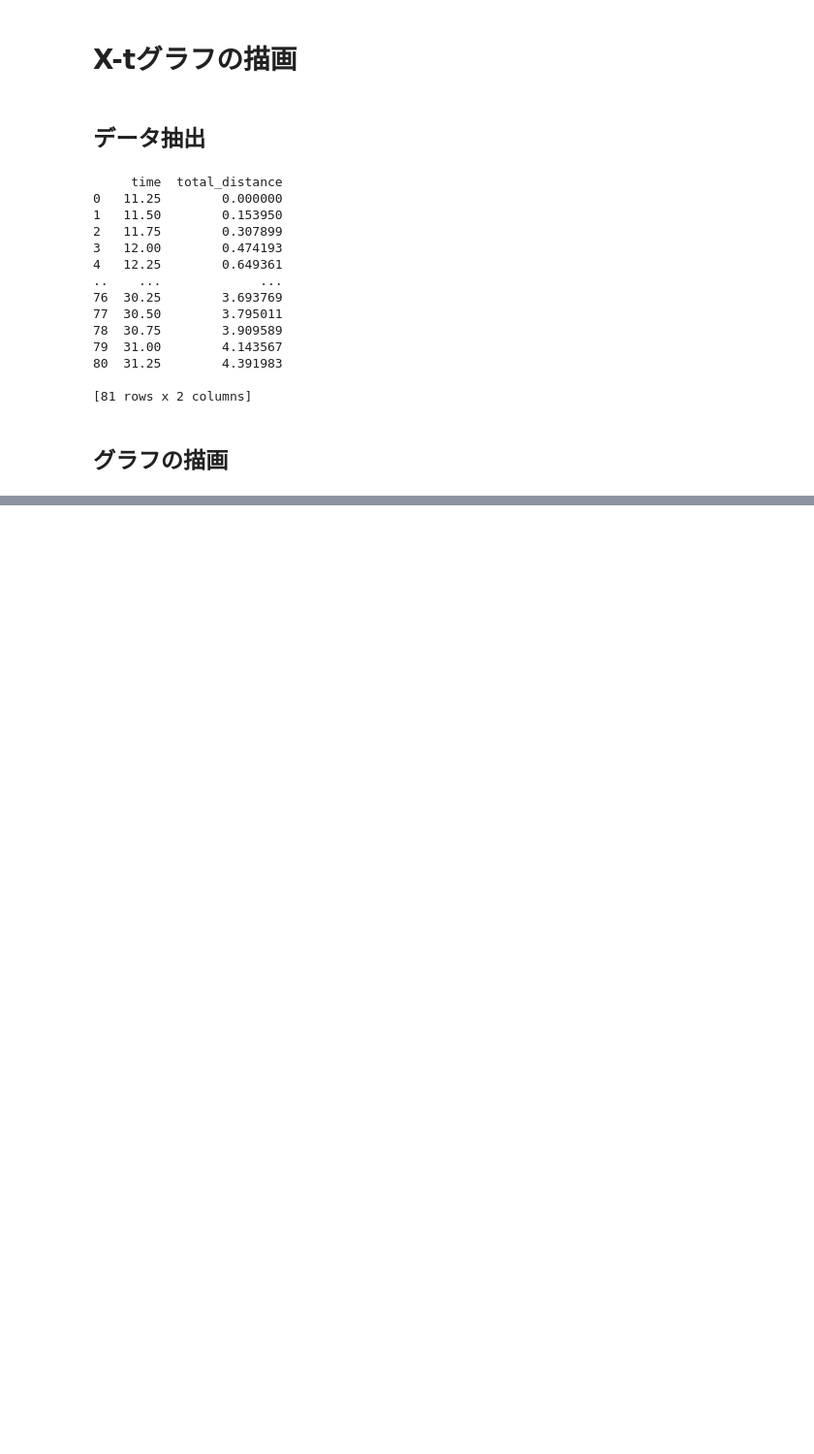
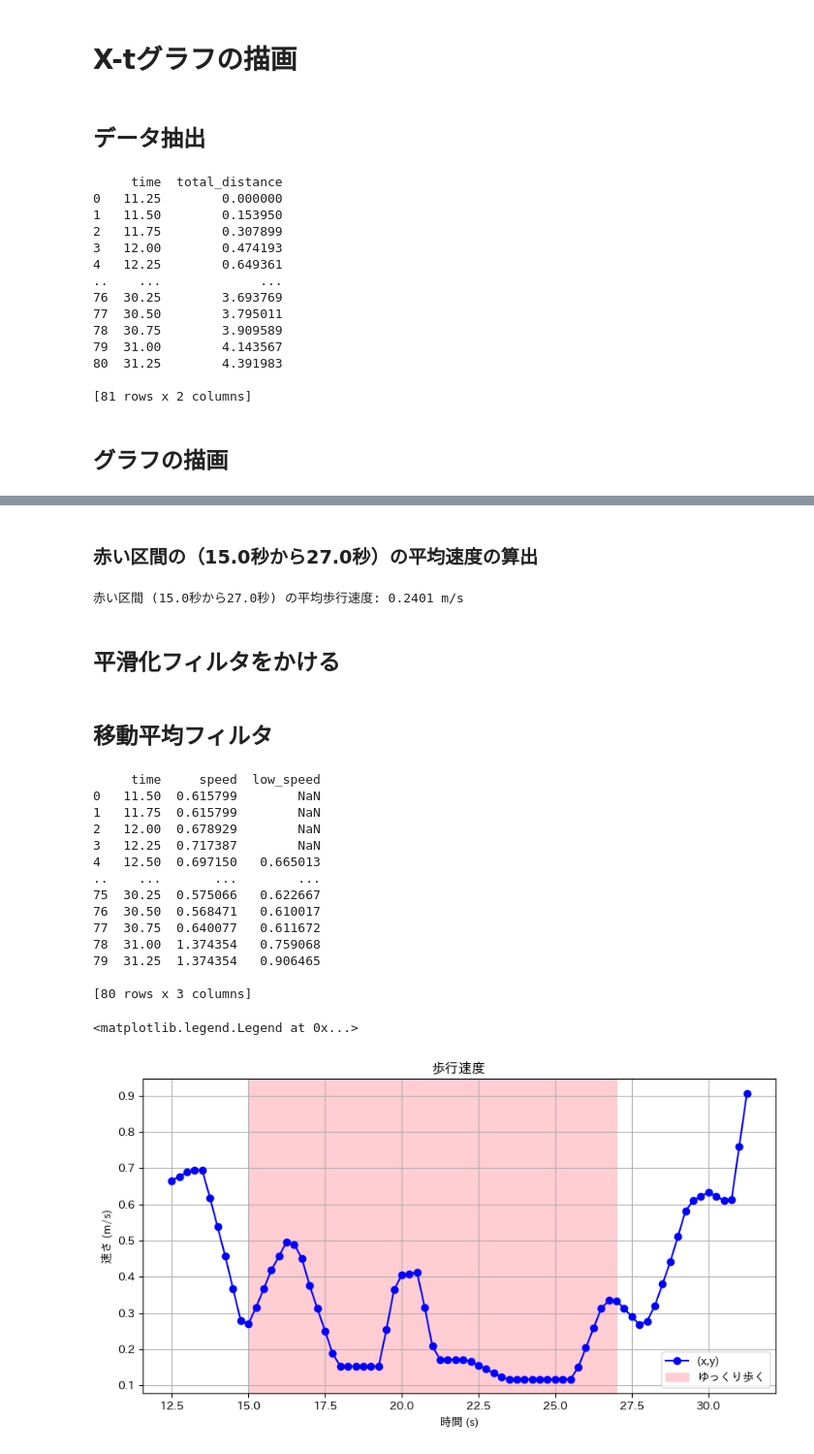
Before and after one commit to kajiLabTeam/pedestrian-behavior-comparison-system, a Jupyter notebook: src/speed/slowly/speedSlowly.ipynb, the cells around one changed output, grey strips where cells are left out. Shown at 97% size. Cells and saved outputs as stored; diff of their text form; code cells hidden in the pictures; blank space fills up the shorter version.

```diff
--- a/src/speed/slowly/speedSlowly.ipynb
+++ b/src/speed/slowly/speedSlowly.ipynb
@@ -119,0 +105,55 @@ plt.legend()
+# %% [markdown]
+### 赤い区間の（15.0秒から27.0秒）の平均速度の算出
+# %%
+start_time = 15.0
+end_time = 27.0
+
+# 範囲内のデータをフィルタリング
+speed_filtered_range = df_speed[(df_speed['time'] >= start_time) & (df_speed['time'] <= end_time)]
+
+# 平均速度を計算
+if not speed_filtered_range.empty:
+    average_speed_highlight = speed_filtered_range['speed'].mean()
+    print(f"\n赤い区間 ({start_time}秒から{end_time}秒) の平均歩行速度: {average_speed_highlight:.4f} m/s")
+else:
+    print(f"\n赤い区間 ({start_time}秒から{end_time}秒) に対応する速度データがありません。")
+# %% [output]
+赤い区間 (15.0秒から27.0秒) の平均歩行速度: 0.2401 m/s
+# %% [markdown]
+##  平滑化フィルタをかける
+# %% [markdown]
+## 移動平均フィルタ
+# %%
+#　ウィンドウの宣言
+window_speed=5
+
+df_speed['low_speed']= df_speed['speed'].rolling(window=window_speed).mean()
+
+print(df_speed)
+
+# グラフ描画
+plt.figure(figsize=(10, 5))
+plt.plot(df_speed['time'], df_speed['low_speed'], marker='o', linestyle='-', color='blue', label='(x,y)')
+plt.axvspan(15.0, 27.0,alpha=1.0,color="#ffcdd2",label='ゆっくり歩く')
+plt.xlabel('時間 (s)')
+plt.ylabel('速さ (m/s)')
+plt.title('歩行速度')
+plt.grid(True)
+plt.legend()
+# %% [output]
+     time     speed  low_speed
+0   11.50  0.615799        NaN
+1   11.75  0.615799        NaN
+2   12.00  0.678929        NaN
+3   12.25  0.717387        NaN
+4   12.50  0.697150   0.665013
+..    ...       ...        ...
+75  30.25  0.575066   0.622667
+76  30.50  0.568471   0.610017
+77  30.75  0.640077   0.611672
+78  31.00  1.374354   0.759068
+79  31.25  1.374354   0.906465
+
+[80 rows x 3 columns]
+<matplotlib.legend.Legend at 0x...>
+[figure, added]
```
Also changed, not shown: parts of 4 cells of this notebook, 1 other file.
